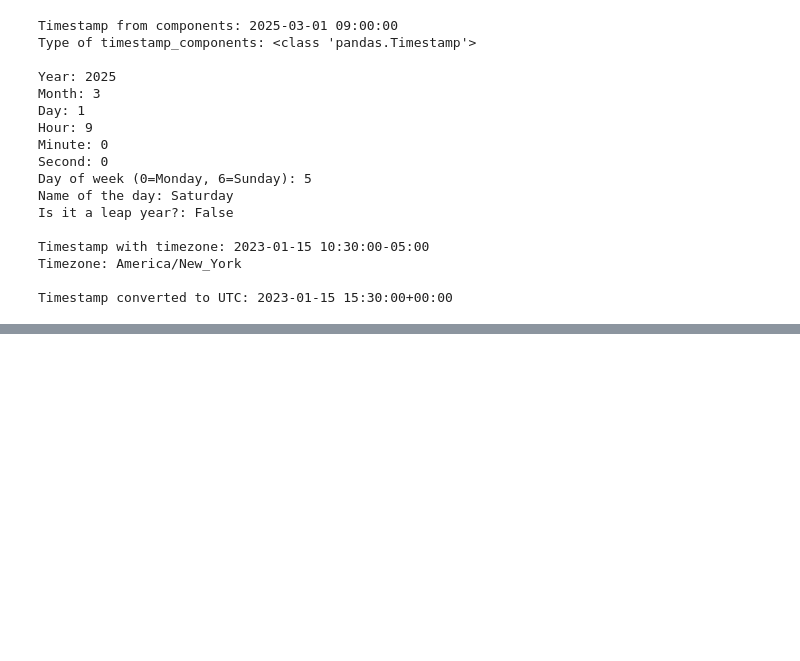
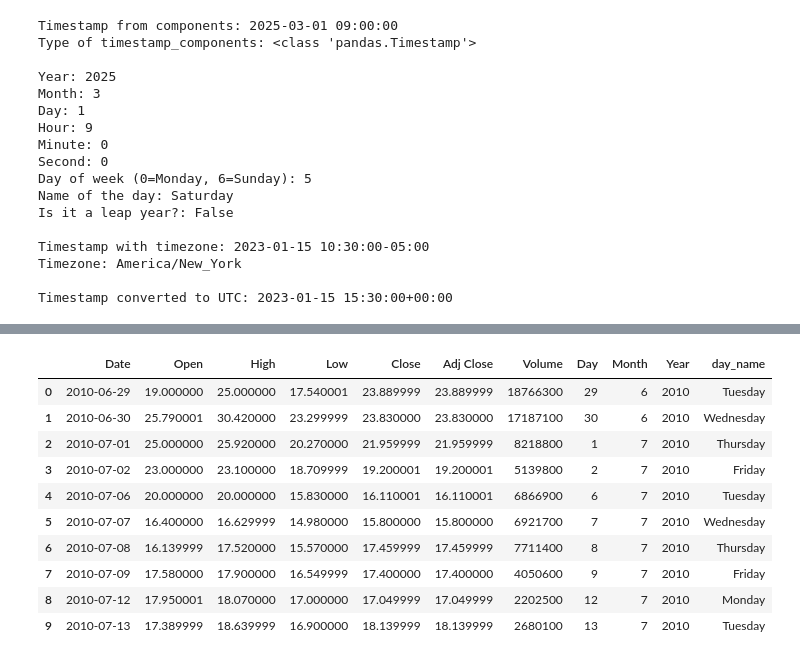
Before and after one commit to TitaList/PANDAS_BASICS, a Jupyter notebook: lecture_notes.ipynb, the cells around one changed output, grey strips where cells are left out. Cells and saved outputs as stored; diff of their text form; code cells hidden in the pictures; blank space fills up the shorter version.

```diff
--- a/lecture_notes.ipynb
+++ b/lecture_notes.ipynb
@@ -934,3 +934,10 @@ Timestamp with timezone: 2023-01-15 10:30:00-05:00
 Timezone: America/New_York
 
 Timestamp converted to UTC: 2023-01-15 15:30:00+00:00
+# %%
+url='https://raw.githubusercontent.com/bprasad26/lwd/master/data/tesla_stock_prices.csv'
+# using parse_dates to change type from string into date
+tesla_df = pd.read_csv(url, parse_dates=['Date'])
+# tesla_df.to_csv('data/tesla_stocks.csv')
+tesla_df.head()
+# tesla_df.info()
@@ -936,0 +951,20 @@ Timestamp converted to UTC: 2023-01-15 15:30:00+00:00
+# %%
+# Add new columns to dataframe based off of dates
+tesla_df['Day'] = tesla_df['Date'].dt.day
+tesla_df['Month'] = tesla_df['Date'].dt.month
+tesla_df['Year'] = tesla_df['Date'].dt.year
+tesla_df['day_name'] = tesla_df['Date'].dt.day_name()
+
+tesla_df.head(10)
+# %% [output]
+|  | Date | Open | High | Low | Close | Adj Close | Volume | Day | Month | Year | day_name |
+| 0 | 2010-06-29 | 19.000000 | 25.000000 | 17.540001 | 23.889999 | 23.889999 | 18766300 | 29 | 6 | 2010 | Tuesday |
+| 1 | 2010-06-30 | 25.790001 | 30.420000 | 23.299999 | 23.830000 | 23.830000 | 17187100 | 30 | 6 | 2010 | Wednesday |
+| 2 | 2010-07-01 | 25.000000 | 25.920000 | 20.270000 | 21.959999 | 21.959999 | 8218800 | 1 | 7 | 2010 | Thursday |
+| 3 | 2010-07-02 | 23.000000 | 23.100000 | 18.709999 | 19.200001 | 19.200001 | 5139800 | 2 | 7 | 2010 | Friday |
+| 4 | 2010-07-06 | 20.000000 | 20.000000 | 15.830000 | 16.110001 | 16.110001 | 6866900 | 6 | 7 | 2010 | Tuesday |
+| 5 | 2010-07-07 | 16.400000 | 16.629999 | 14.980000 | 15.800000 | 15.800000 | 6921700 | 7 | 7 | 2010 | Wednesday |
+| 6 | 2010-07-08 | 16.139999 | 17.520000 | 15.570000 | 17.459999 | 17.459999 | 7711400 | 8 | 7 | 2010 | Thursday |
+| 7 | 2010-07-09 | 17.580000 | 17.900000 | 16.549999 | 17.400000 | 17.400000 | 4050600 | 9 | 7 | 2010 | Friday |
+| 8 | 2010-07-12 | 17.950001 | 18.070000 | 17.000000 | 17.049999 | 17.049999 | 2202500 | 12 | 7 | 2010 | Monday |
+| 9 | 2010-07-13 | 17.389999 | 18.639999 | 16.900000 | 18.139999 | 18.139999 | 2680100 | 13 | 7 | 2010 | Tuesday |
```
Also changed, not shown: parts of 4 cells of this notebook, 2 other files.
